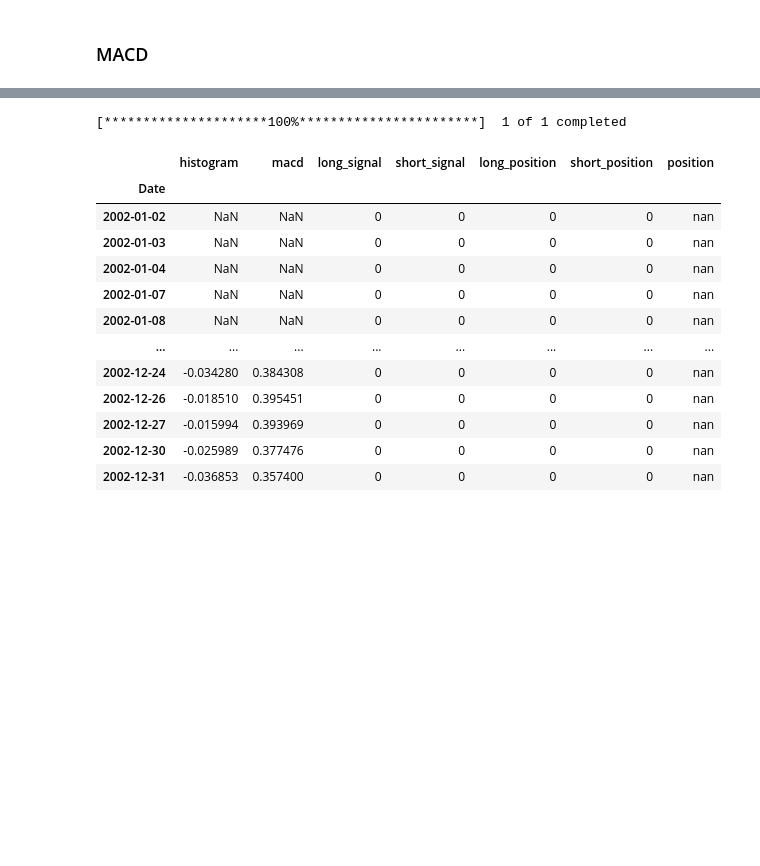
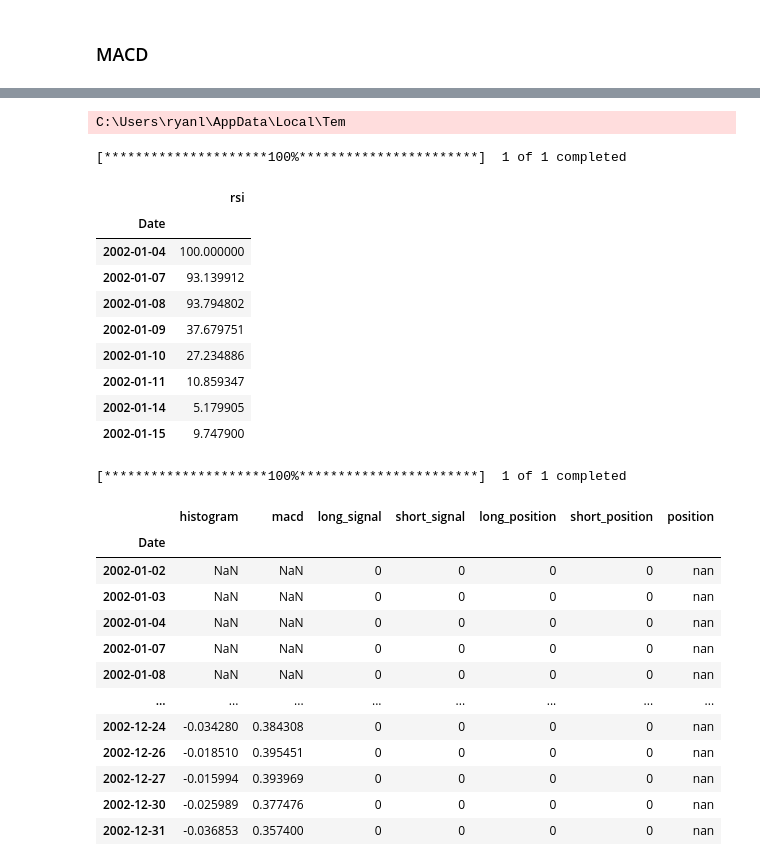
Before and after one commit to ryanlxz/backtesting, a Jupyter notebook: notebooks/test.ipynb, the cells around one changed output, grey strips where cells are left out. Drawn from its saved outputs; the diff is of its cells as text; code cells hidden in the pictures; blank space fills up the shorter version.

```diff
--- a/notebooks/test.ipynb
+++ b/notebooks/test.ipynb
@@ -84,3 +110,35 @@ df_new
+# %%
+macd_positions = MACD(df)
+# apply get_exit_positions to positions dataframe
+columns = positions.columns
+for i in range(0, len(columns), 2):
+    # Get the column names for the consecutive pairs
+    col1 = columns[i]
+    col2 = columns[i + 1]
+
+    # Apply the function to the consecutive pairs of columns using apply()
+    positions[f'{col1.split("_")[0]}_Exit_Position'] = macd_positions.get_exit_position(positions[col1],positions[col2])
+# %% [output]
+C:\Users\ryanl\AppData\Local\Tem
+# %%
+macd_df = pd.DataFrame()
+test_df = yf.download('A', start="2002-01-01",
+                   end="2003-01-01", interval = "1d",
+                   )
+macd_df["rsi"] = talib.RSI(test_df['Close'], timeperiod=2)
+macd_df.iloc[2:10]
+# %% [output]
+[*********************100%***********************]  1 of 1 completed
+|  | rsi |
+| Date |  |
+| 2002-01-04 | 100.000000 |
+| 2002-01-07 | 93.139912 |
+| 2002-01-08 | 93.794802 |
+| 2002-01-09 | 37.679751 |
+| 2002-01-10 | 27.234886 |
+| 2002-01-11 | 10.859347 |
+| 2002-01-14 | 5.179905 |
+| 2002-01-15 | 9.747900 |
 # %%
 macd_df = pd.DataFrame()
 test_df = yf.download('A', start="2002-01-01",
```
Also changed, not shown: parts of 6 cells of this notebook, 2 other files.
